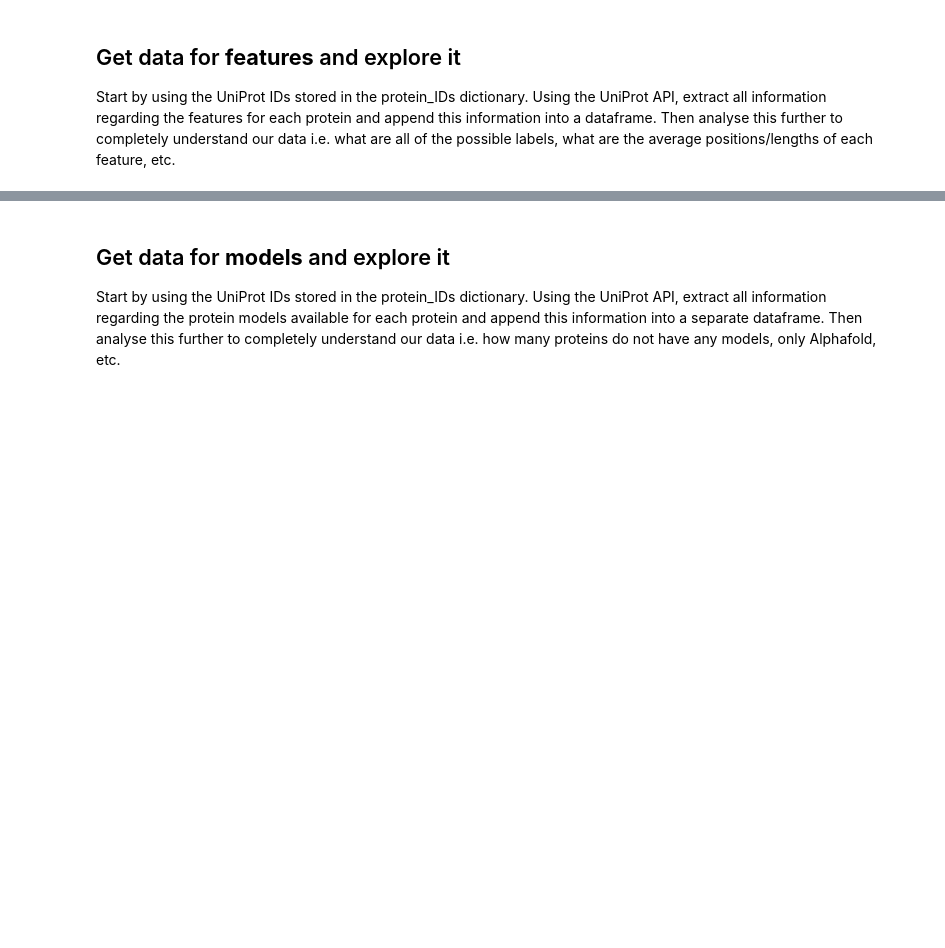
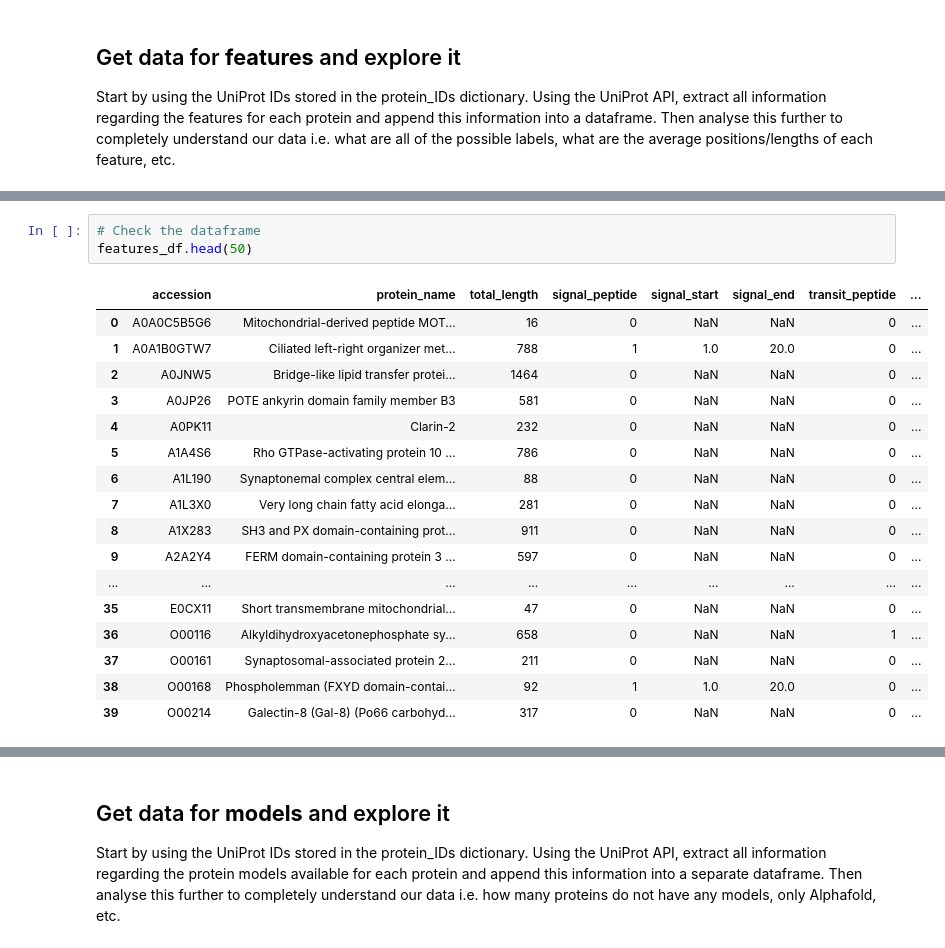
Before and after one commit to CarlosNoriegaPolo/fMetRecogninPrediction, a Jupyter notebook: fMet_Recognin_Prediction.ipynb, the cells around one changed output, grey strips where cells are left out. Cells and saved outputs as stored; diff of their text form; blank space fills up the shorter version.

```diff
--- a/fMet_Recognin_Prediction.ipynb
+++ b/fMet_Recognin_Prediction.ipynb
@@ -134,0 +288,21 @@ Start by using the UniProt IDs stored in the protein_IDs dictionary. Using the U
+# %%
+# Check the dataframe
+features_df.head(50)
+# %% [output]
+|  | accession | protein_name | total_length | signal_peptide | signal_start | signal_end | transit_peptide | ... |
+| 0 | A0A0C5B5G6 | Mitochondrial-derived peptide MOT... | 16 | 0 | NaN | NaN | 0 | ... |
+| 1 | A0A1B0GTW7 | Ciliated left-right organizer met... | 788 | 1 | 1.0 | 20.0 | 0 | ... |
+| 2 | A0JNW5 | Bridge-like lipid transfer protei... | 1464 | 0 | NaN | NaN | 0 | ... |
+| 3 | A0JP26 | POTE ankyrin domain family member B3 | 581 | 0 | NaN | NaN | 0 | ... |
+| 4 | A0PK11 | Clarin-2 | 232 | 0 | NaN | NaN | 0 | ... |
+| 5 | A1A4S6 | Rho GTPase-activating protein 10 ... | 786 | 0 | NaN | NaN | 0 | ... |
+| 6 | A1L190 | Synaptonemal complex central elem... | 88 | 0 | NaN | NaN | 0 | ... |
+| 7 | A1L3X0 | Very long chain fatty acid elonga... | 281 | 0 | NaN | NaN | 0 | ... |
+| 8 | A1X283 | SH3 and PX domain-containing prot... | 911 | 0 | NaN | NaN | 0 | ... |
+| 9 | A2A2Y4 | FERM domain-containing protein 3 ... | 597 | 0 | NaN | NaN | 0 | ... |
+| ... | ... | ... | ... | ... | ... | ... | ... | ... |
+| 35 | E0CX11 | Short transmembrane mitochondrial... | 47 | 0 | NaN | NaN | 0 | ... |
+| 36 | O00116 | Alkyldihydroxyacetonephosphate sy... | 658 | 0 | NaN | NaN | 1 | ... |
+| 37 | O00161 | Synaptosomal-associated protein 2... | 211 | 0 | NaN | NaN | 0 | ... |
+| 38 | O00168 | Phospholemman (FXYD domain-contai... | 92 | 1 | 1.0 | 20.0 | 0 | ... |
+| 39 | O00214 | Galectin-8 (Gal-8) (Po66 carbohyd... | 317 | 0 | NaN | NaN | 0 | ... |
```
Also changed, not shown: parts of 23 cells of this notebook.
